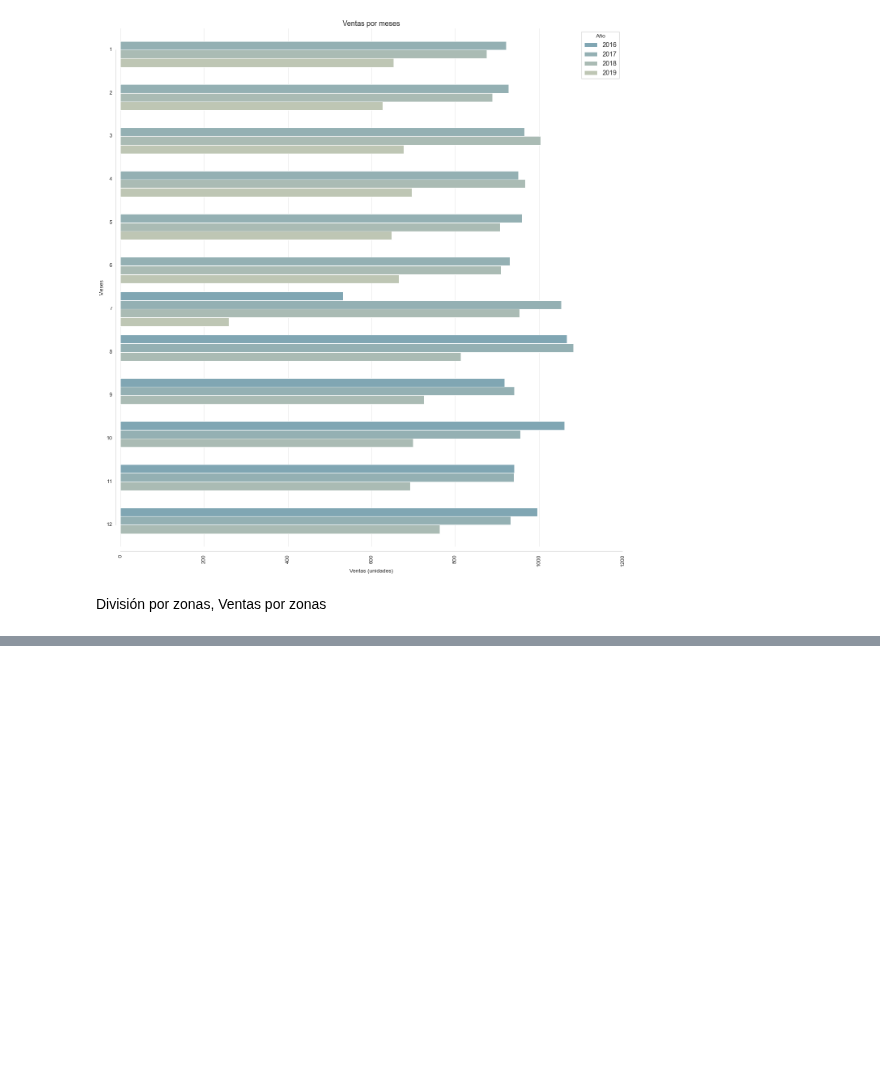
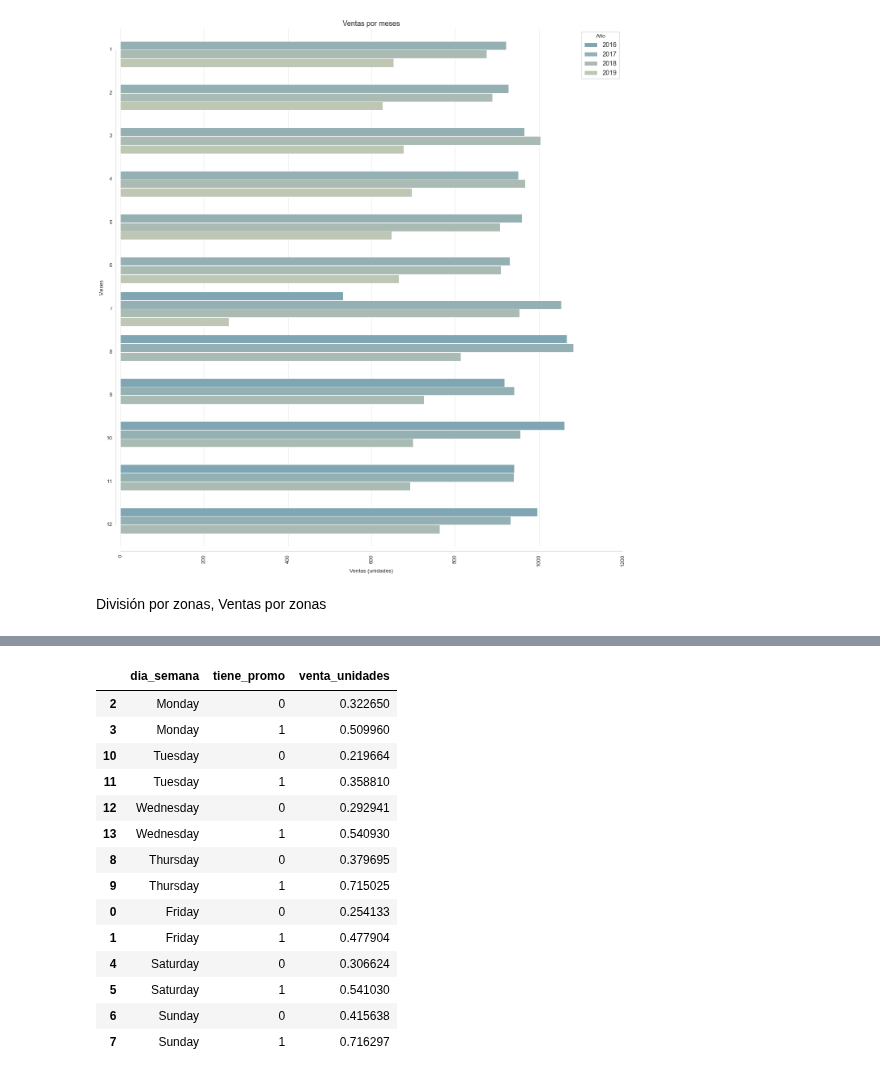
Before and after one commit to ErikaMelt/deodorants-project, a Jupyter notebook: eda/eda_romina.ipynb, the cells around one changed output, grey strips where cells are left out. Cells and saved outputs as stored; diff of their text form; code cells hidden in the pictures; blank space fills up the shorter version.

```diff
--- a/eda/eda_romina.ipynb
+++ b/eda/eda_romina.ipynb
@@ -378,0 +395,29 @@ df_ventas_zona
+# %%
+df_día_semana_mas_venta = df.groupby(['dia_semana', 'tiene_promo'])['venta_unidades'].mean().reset_index()
+
+# Definir el orden de las categorías de día de la semana
+order = ['Monday', 'Tuesday', 'Wednesday', 'Thursday', 'Friday', 'Saturday', 'Sunday']
+
+# Conviertir la columna 'dia_semana' en una categoría ordenada
+df_día_semana_mas_venta['dia_semana'] = pd.Categorical(df_día_semana_mas_venta['dia_semana'], categories=order, ordered=True)
+
+# Ordenar el DataFrame por la columna 'dia_semana'
+df_día_semana_mas_venta = df_día_semana_mas_venta.sort_values('dia_semana')
+
+df_día_semana_mas_venta
+# %% [output]
+|  | dia_semana | tiene_promo | venta_unidades |
+| 2 | Monday | 0 | 0.322650 |
+| 3 | Monday | 1 | 0.509960 |
+| 10 | Tuesday | 0 | 0.219664 |
+| 11 | Tuesday | 1 | 0.358810 |
+| 12 | Wednesday | 0 | 0.292941 |
+| 13 | Wednesday | 1 | 0.540930 |
+| 8 | Thursday | 0 | 0.379695 |
+| 9 | Thursday | 1 | 0.715025 |
+| 0 | Friday | 0 | 0.254133 |
+| 1 | Friday | 1 | 0.477904 |
+| 4 | Saturday | 0 | 0.306624 |
+| 5 | Saturday | 1 | 0.541030 |
+| 6 | Sunday | 0 | 0.415638 |
+| 7 | Sunday | 1 | 0.716297 |
```
Also changed, not shown: parts of 8 cells of this notebook, 2 other files.
